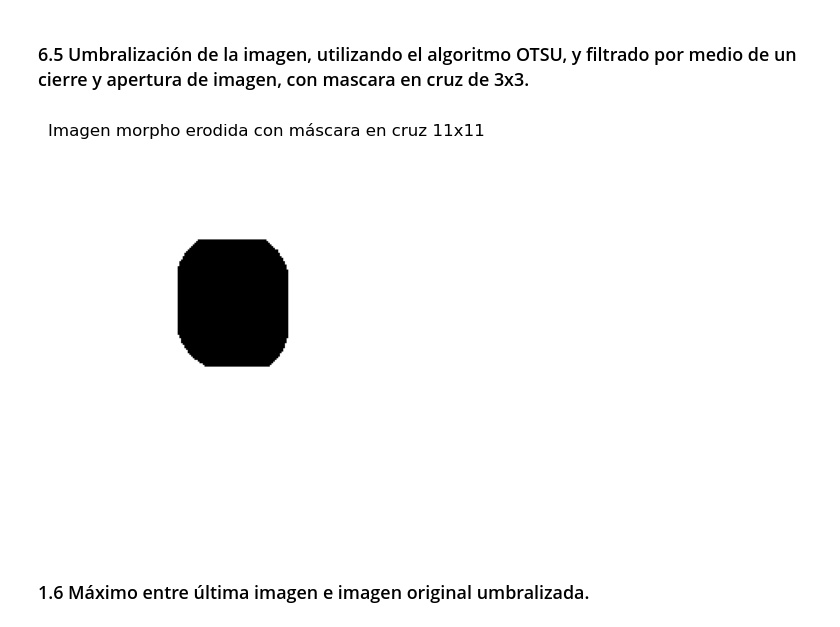
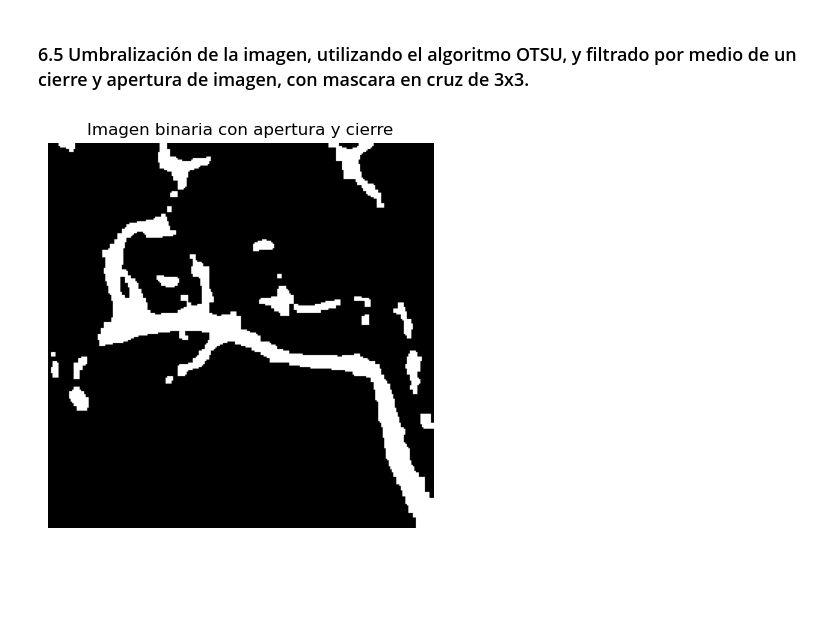
Before and after one commit to STinjaca/Talle-5, a Jupyter notebook: Taller 5 - Punto 6.ipynb, the cells around one changed output. Saved outputs shown, nothing was run; the diff lists cells and outputs as text; code cells hidden in the pictures; blank space fills up the shorter version.

```diff
--- a/Taller 5 - Punto 6.ipynb
+++ b/Taller 5 - Punto 6.ipynb
@@ -74,23 +88,24 @@ plt.show()
 # %% [markdown]
 ### 6.5 Umbralización de la imagen, utilizando el algoritmo OTSU, y filtrado por medio de un cierre y apertura de imagen, con mascara en cruz de 3x3.
 # %%
+img_angio_bin = cv2.threshold(img_angio, 60, 255, cv2.THRESH_OTSU)[1]
+
 def create_cross_mask(size):
     mask = np.full((size, size), np.nan)
     center = size // 2
     mask[center, :] = 1
     mask[:, center] = 1
     return mask
 
-cross_mask = create_cross_mask(11)
+cross_mask = create_cross_mask(3)
 
-erosion_cross_image = erosion(erosioned_image, footprint=cross_mask)
+opening_image = opening(img_angio_bin, footprint=cross_mask)
+closing_image = closing(opening_image, footprint=cross_mask)
 
 fig, ax = plt.subplots(figsize=(10, 5))
-ax.imshow(erosion_cross_image, cmap='gray', vmin=0, vmax=255)
-ax.set_title('Imagen morpho erodida con máscara en cruz 11x11')
+ax.imshow(closing_image, cmap='gray', vmin=0, vmax=255)
+ax.set_title('Imagen binaria con apertura y cierre')
 ax.axis('off')
 plt.show()
 # %% [output]
-[figure, old version]
+[figure, new version]
-# %% [markdown]
-### 1.6 Máximo entre última imagen e imagen original umbralizada.
```
Also changed, not shown: parts of 17 cells of this notebook.
